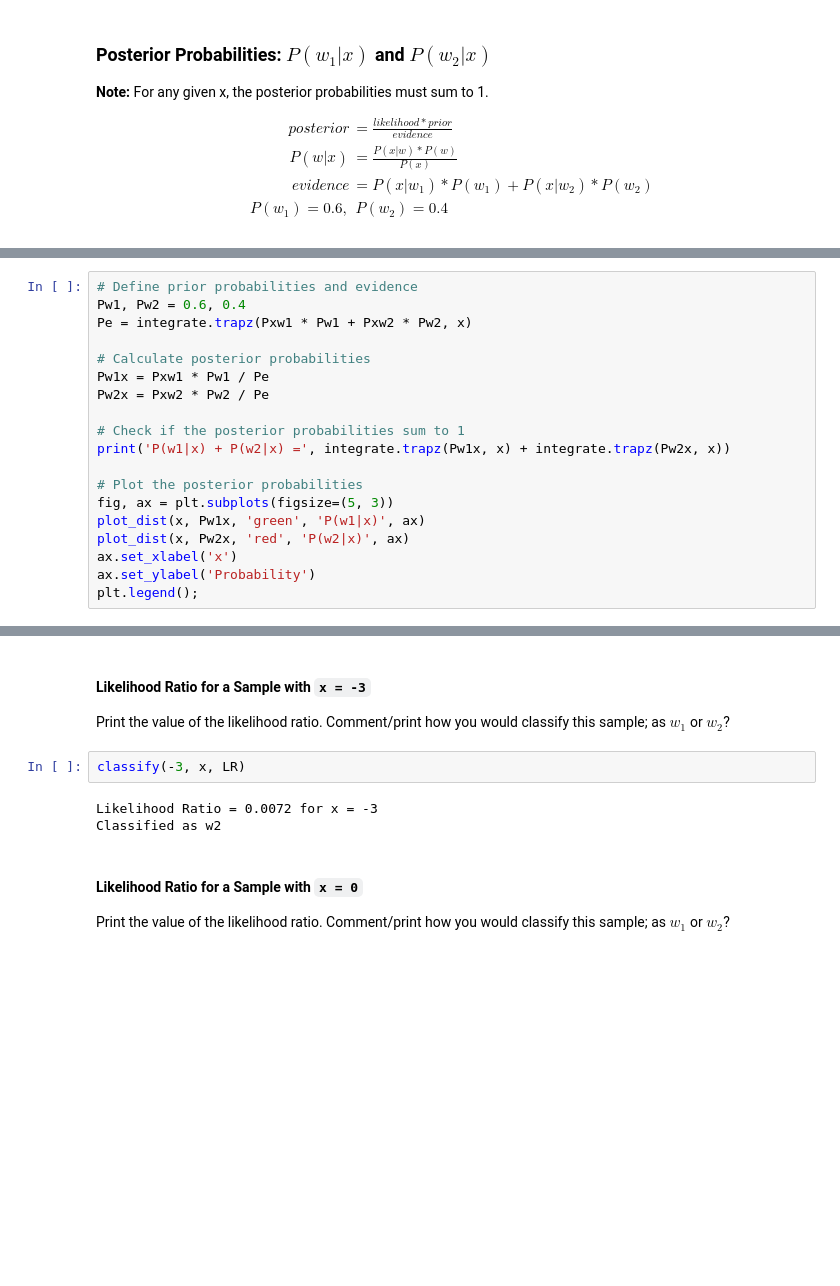
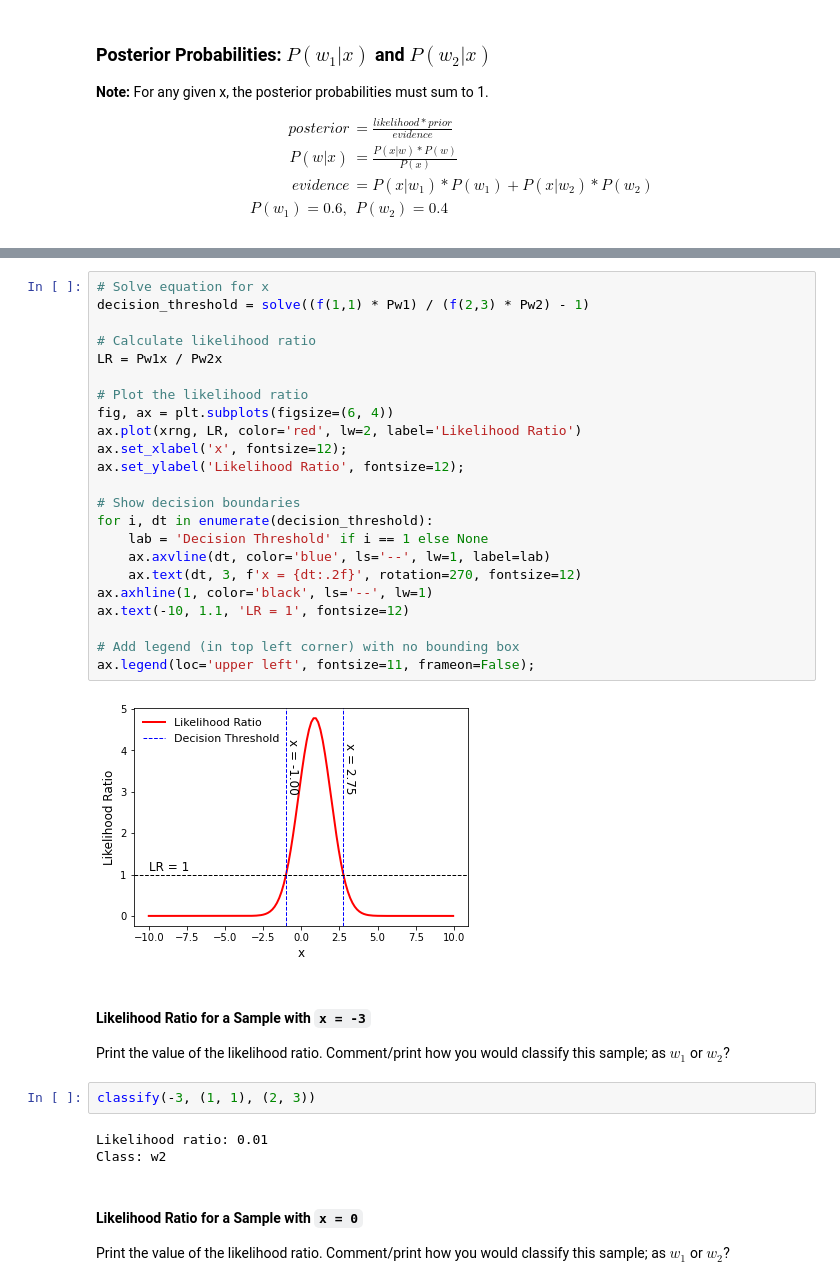
Before and after one commit to Kabilan108/drexel-coursework, a Jupyter notebook: bmes547/2_bayes/homework/hwbayes.ipynb, the cells around one changed output, grey strips where cells are left out. Saved outputs shown, nothing was run; the diff lists cells and outputs as text; blank space fills up the shorter version.

```diff
--- a/bmes547/2_bayes/homework/hwbayes.ipynb
+++ b/bmes547/2_bayes/homework/hwbayes.ipynb
@@ -108,20 +103 @@ P(w1|x) + P(w2|x) = 19.950000000000045
 [figure]
-# %%
-# Define prior probabilities and evidence
-Pw1, Pw2 = 0.6, 0.4
-Pe = integrate.trapz(Pxw1 * Pw1 + Pxw2 * Pw2, x)
-
-# Calculate posterior probabilities
-Pw1x = Pxw1 * Pw1 / Pe
-Pw2x = Pxw2 * Pw2 / Pe
-
-# Check if the posterior probabilities sum to 1
-print('P(w1|x) + P(w2|x) =', integrate.trapz(Pw1x, x) + integrate.trapz(Pw2x, x))
-
-# Plot the posterior probabilities
-fig, ax = plt.subplots(figsize=(5, 3))
-plot_dist(x, Pw1x, 'green', 'P(w1|x)', ax)
-plot_dist(x, Pw2x, 'red', 'P(w2|x)', ax)
-ax.set_xlabel('x')
-ax.set_ylabel('Probability')
-plt.legend();
@@ -190,13 +121,38 @@ Decision boundary: [-1.15  2.75]
+# %%
+# Solve equation for x
+decision_threshold = solve((f(1,1) * Pw1) / (f(2,3) * Pw2) - 1)
+
+# Calculate likelihood ratio
+LR = Pw1x / Pw2x
+
+# Plot the likelihood ratio
+fig, ax = plt.subplots(figsize=(6, 4))
+ax.plot(xrng, LR, color='red', lw=2, label='Likelihood Ratio')
+ax.set_xlabel('x', fontsize=12);
+ax.set_ylabel('Likelihood Ratio', fontsize=12);
+
+# Show decision boundaries
+for i, dt in enumerate(decision_threshold):
+    lab = 'Decision Threshold' if i == 1 else None
+    ax.axvline(dt, color='blue', ls='--', lw=1, label=lab)
+    ax.text(dt, 3, f'x = {dt:.2f}', rotation=270, fontsize=12)
+ax.axhline(1, color='black', ls='--', lw=1)
+ax.text(-10, 1.1, 'LR = 1', fontsize=12)
+
+# Add legend (in top left corner) with no bounding box
+ax.legend(loc='upper left', fontsize=11, frameon=False);
+# %% [output]
+[figure, added]
 # %% [markdown]
 #### Likelihood Ratio for a Sample with `x = -3`
 
 Print the value of the likelihood ratio. Comment/print how you would classify
 this sample; as $w_1$ or $w_2$?
-# %%
-classify(-3, x, LR)
-# %% [output]
-Likelihood Ratio = 0.0072 for x = -3
-Classified as w2
+# %%
+classify(-3, (1, 1), (2, 3))
+# %% [output]
+Likelihood ratio: 0.01
+Class: w2
 # %% [markdown]
 #### Likelihood Ratio for a Sample with `x = 0`
 
```
Also changed, not shown: parts of 16 cells of this notebook, 2 other files.
